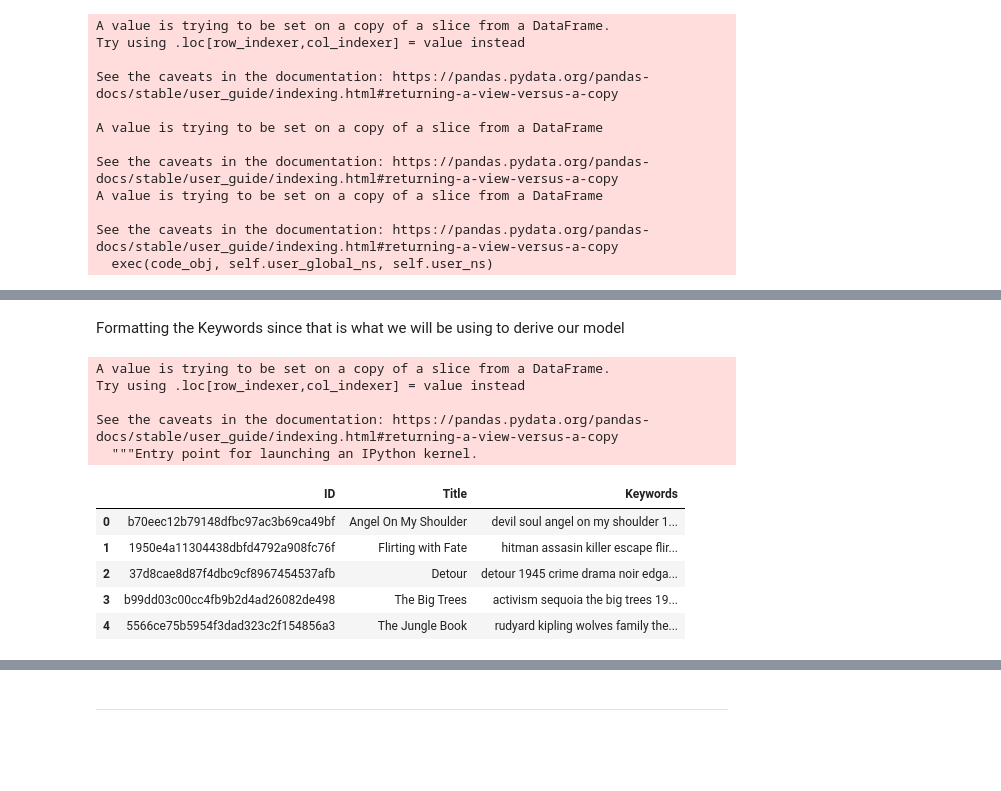
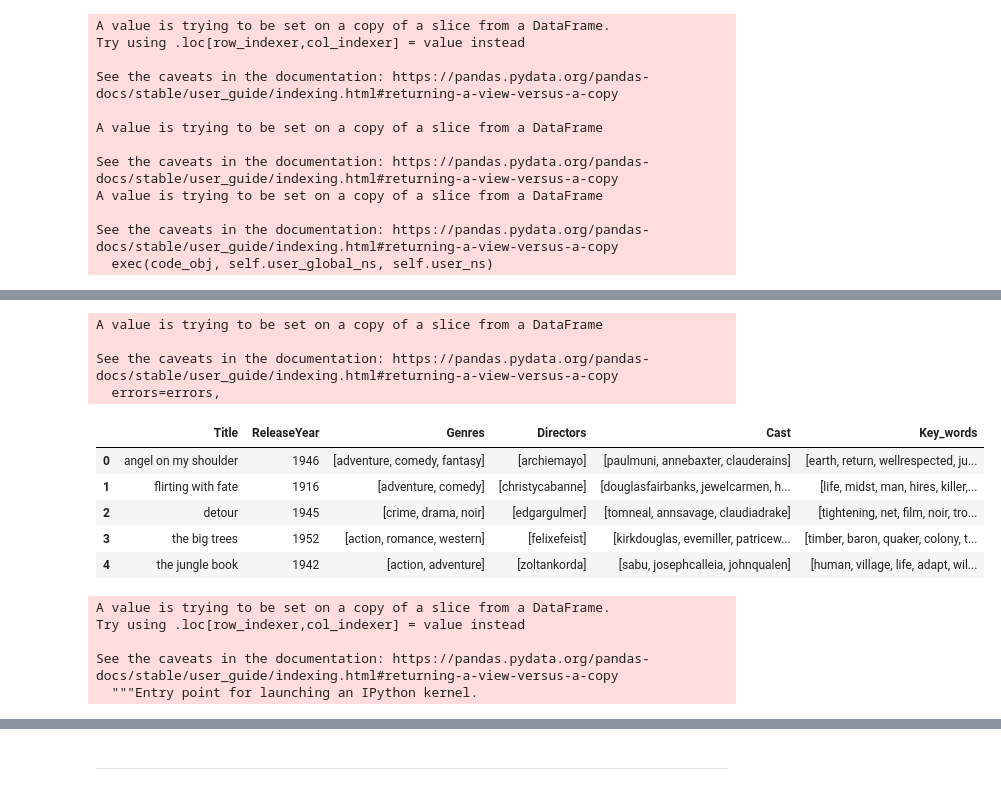
Before and after one commit to Thomas-George-T/Retro-Reel-Recommender, a Jupyter notebook: Retro_Reel_Recommender.ipynb, the cells around one changed output, grey strips where cells are left out. Cells and saved outputs as stored; diff of their text form; code cells hidden in the pictures; blank space fills up the shorter version.

```diff
--- a/Retro_Reel_Recommender.ipynb
+++ b/Retro_Reel_Recommender.ipynb
@@ -251,17 +210,22 @@ rr.head()
-# %% [markdown]
-Formatting the Keywords since that is what we will be using to derive our model
-# %%
-rr['Keywords'] = rr['Keywords'].str.lower()
-rr.head()
-# %% [output]
-A value is trying to be set on a copy of a slice from a DataFrame.
-Try using .loc[row_indexer,col_indexer] = value instead
-
-See the caveats in the documentation: https://pandas.pydata.org/pandas-docs/stable/user_guide/indexing.html#returning-a-view-versus-a-copy
-  """Entry point for launching an IPython kernel.
-|  | ID | Title | Keywords |
-| 0 | b70eec12b79148dfbc97ac3b69ca49bf | Angel On My Shoulder | devil soul angel on my shoulder 1... |
-| 1 | 1950e4a11304438dbfd4792a908fc76f | Flirting with Fate | hitman assasin killer escape flir... |
-| 2 | 37d8cae8d87f4dbc9cf8967454537afb | Detour | detour 1945 crime drama noir edga... |
-| 3 | b99dd03c00cc4fb9b2d4ad26082de498 | The Big Trees | activism sequoia the big trees 19... |
-| 4 | 5566ce75b5954f3dad323c2f154856a3 | The Jungle Book | rudyard kipling wolves family the... |
+# %%
+df4.drop(columns=['ID','Synopsis'], inplace=True)
+df4.head()
+# %% [output]
+A value is trying to be set on a copy of a slice from a DataFrame
+
+See the caveats in the documentation: https://pandas.pydata.org/pandas-docs/stable/user_guide/indexing.html#returning-a-view-versus-a-copy
+  errors=errors,
+|  | Title | ReleaseYear | Genres | Directors | Cast | Key_words |
+| 0 | angel on my shoulder | 1946 | [adventure, comedy, fantasy] | [archiemayo] | [paulmuni, annebaxter, clauderains] | [earth, return, wellrespected, ju... |
+| 1 | flirting with fate | 1916 | [adventure, comedy] | [christycabanne] | [douglasfairbanks, jewelcarmen, h... | [life, midst, man, hires, killer,... |
+| 2 | detour | 1945 | [crime, drama, noir] | [edgargulmer] | [tomneal, annsavage, claudiadrake] | [tightening, net, film, noir, tro... |
+| 3 | the big trees | 1952 | [action, romance, western] | [felixefeist] | [kirkdouglas, evemiller, patricew... | [timber, baron, quaker, colony, t... |
+| 4 | the jungle book | 1942 | [action, adventure] | [zoltankorda] | [sabu, josephcalleia, johnqualen] | [human, village, life, adapt, wil... |
+# %%
+df4['ReleaseYear'] = df4['ReleaseYear'].astype(str)
+# %% [output]
+A value is trying to be set on a copy of a slice from a DataFrame.
+Try using .loc[row_indexer,col_indexer] = value instead
+
+See the caveats in the documentation: https://pandas.pydata.org/pandas-docs/stable/user_guide/indexing.html#returning-a-view-versus-a-copy
+  """Entry point for launching an IPython kernel.
```
Also changed, not shown: parts of 30 cells of this notebook.
